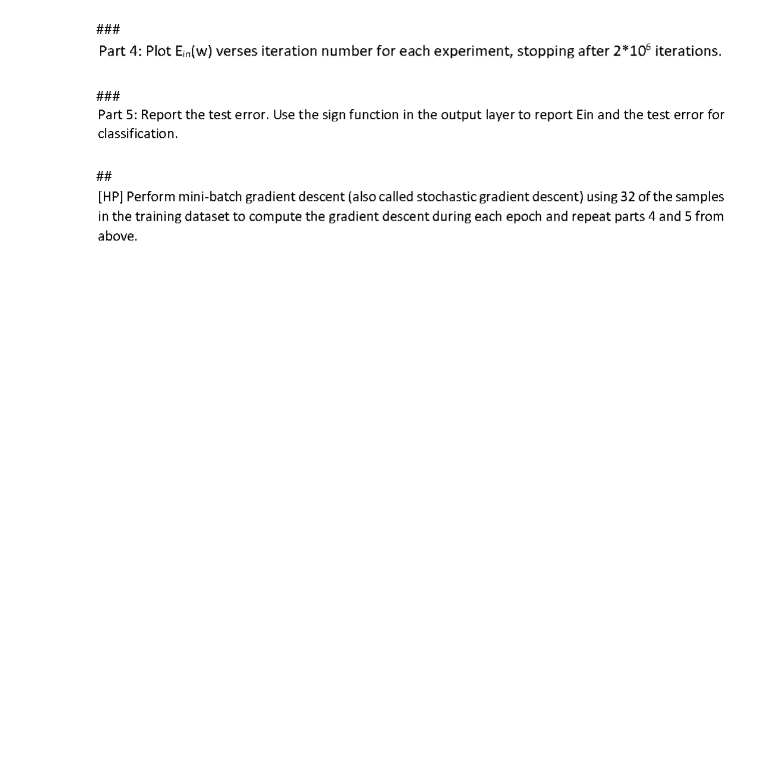
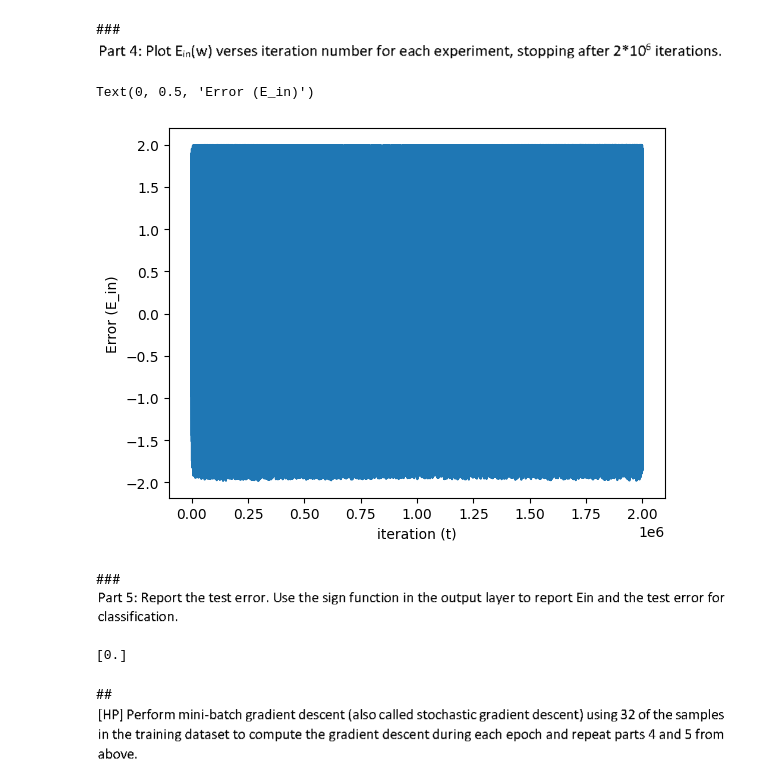
Before and after one commit to pmantramurti/CMPE257-Fall23-Pranay-Mantramurti, a Jupyter notebook: Homework_3.ipynb, the cells around one changed output. Cells and saved outputs as stored; diff of their text form; code cells hidden in the pictures; blank space fills up the shorter version.

```diff
--- a/Homework_3.ipynb
+++ b/Homework_3.ipynb
@@ -91,24 +91,13 @@ class Layer:
       self.weights = weights
       self.values = values
       self.delta = np.zeros_like(self.values)
-      self.bias = 1
 
 def init_Network(d, hidden_layers):#d = [Input units, hidden units, output units], ex : [2, m, 1]
   network = []
-
-  hidden_layer = [[random.random() for i in range(d[0] + 1)] for i in range(d[1])]
-  hidden_input = [0 for i in range(d[1])]
-  network.append(Layer(np.array(hidden_layer), np.array(hidden_input)))
-
+  network.append(Layer(np.random.rand(d[1], d[0] + 1), np.zeros(d[1])))
   for i in range(hidden_layers - 1):
-    hidden_layer = [[random.random() for i in range(d[1] + 1)] for i in range(d[1])]
-    hidden_input = [0 for i in range(d[1])]
-    network.append(Layer(np.array(hidden_layer), np.array(hidden_input)))
-
-  out_layer = [[random.random() for i in range(d[1] + 1)] for i in range(d[2])]
-  out_input = [0 for i in range(d[2])]
-  network.append(Layer(np.array(out_layer), np.array(out_input)))
-
+    network.append(Layer(np.random.rand(d[1], d[1] + 1), np.zeros(d[1])))
+  network.append(Layer(np.random.rand(d[2], d[1] + 1), np.zeros(d[2])))
   return network
 
 def neuron_activation(input, weight):
@@ -122,8 +111,7 @@ def neuron_activation(input, weight):
 def forward_propagation(network, input, expected_output, sample_size):
   result = [network.copy() for i in range(sample_size)]
   for sample in range(sample_size):
-    outcome = neuron_activation(np.array(input[sample]), np.array(result[sample][0].weights))
-    result[sample][0].values = outcome
+    result[sample][0].values = neuron_activation(np.array(input[sample]), np.array(result[sample][0].weights))
     for layer in range(1, len(result[0])):
       result[sample][layer].values = neuron_activation(np.array(result[sample][layer-1].values), np.array(result[sample][layer].weights))
   Error = 0
@@ -148,7 +136,6 @@ def back_propagation(result, expected_output, sample_size):
 
 def update_weights(result, inputs, sample_size, learning_rate):
   fin_network = result[0].copy()
-
   for sample in range(sample_size):
     for layer in range(len(result[sample])):
       vals = []
@@ -157,7 +144,6 @@ def update_weights(result, inputs, sample_size, learning_rate):
       else:
         vals = [np.append(result[sample][layer - 1].values, 1)]
       fin_network[layer].weights -= learning_rate * np.transpose(result[sample][layer].delta) * np.array(vals) / sample_size
-
   return fin_network
 
 def for_back_prop_grad_desc(d, num_hidden_layers, dataset, sample_size, iterations):
@@ -220,6 +220,34 @@ network, error, time= for_back_prop_grad_desc(d, hidden_layers, df_train_alt, sa
 # %% [markdown]
 ###![image.png](embedded-picture-1)
+# %%
+plt.plot(time, error)
+plt.xlabel("iterations")
+plt.ylabel("Error (E_in)")
+# %% [output]
+Text(0, 0.5, 'Error (E_in)')
+[figure, added]
 # %% [markdown]
 ###![image.png](embedded-picture-1)
+# %%
+def sign(value):
+  if value > 0:
+    return 1
+  return -1
+def test_sample(network, test_in, test_out):
+  Error = 0
+  size = len(test_in)
+  for sample in range(size):
+    network[0].values = neuron_activation(np.array(test_in[sample]), np.array(network[0].weights))
+    for layer in range(1, len(result[0])):
+      network[layer].values = neuron_activation(np.array(network[layer-1].values), np.array(network[layer].weights))
+    Error = (sign(network[-1].values[0]) - test_out[sample])**2/size
+  return Error
+
+df_in = df_test_alt[['intensity', 'symmetry']].to_numpy()
+df_out = df_test_alt[['y']].to_numpy()
+error = test_sample(network, df_in, df_out)
+print(error)
+# %% [output]
+[0.]
 # %% [markdown]
 ##![image.png](embedded-picture-1)
```
Also changed, not shown: parts of 4 cells of this notebook.
